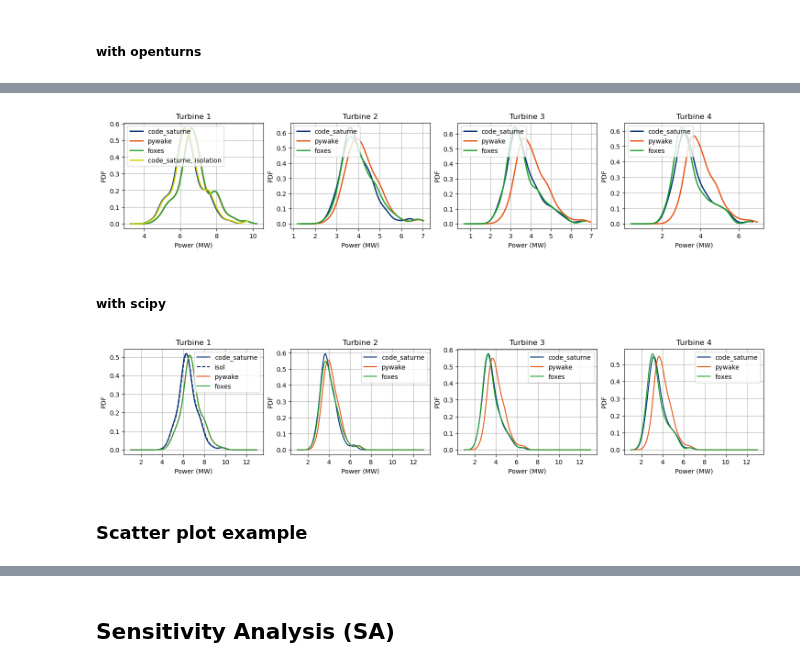
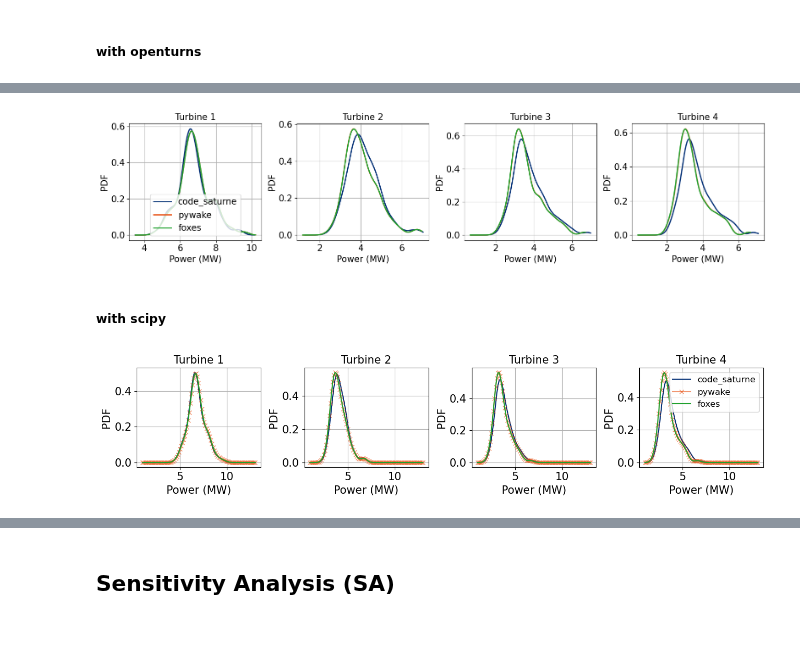
Before and after one commit to bjarketol/WIFA, a Jupyter notebook: vnv/uq_validation/SA_FLOW_tools_power.ipynb, the cells around one changed output, grey strips where cells are left out. Drawn from its saved outputs; the diff is of its cells as text; code cells hidden in the pictures; blank space fills up the shorter version.

```diff
--- a/vnv/uq_validation/SA_FLOW_tools_power.ipynb
+++ b/vnv/uq_validation/SA_FLOW_tools_power.ipynb
@@ -12,6 +12,9 @@ import matplotlib.pyplot as plt
 import matplotlib.pyplot as plt
 import matplotlib.tri as tri
 from matplotlib.tri import Triangulation
+from mpl_toolkits.axes_grid1.inset_locator import zoomed_inset_axes
+from mpl_toolkits.axes_grid1.inset_locator import mark_inset
+import matplotlib.ticker as ticker
 #
 import netCDF4 as nc
 from ot_chaos import *
@@ -20,6 +23,8 @@ import openturns.viewer as viewer
 import scipy as scipy
 #
 colors=['#002d74', '#e85113', '#1fa12e', '#c9d200', '#f49e00', '#006ab3', '#3381ff', '#f2855a', '#54de64']
+markers=['o','x','P','^']
+image_folder = "figures_TORQUE"
 # %% [markdown]
 ### Read the input timeseries from netcdf, and plot the sample
 # %%
@@ -51,8 +56,10 @@ MC_sample[:,2] = nc_file.variables["z0"][:]
 #MC_sample[:,2] = nc_file.variables["z0"][:]
 
 uq_varnames = ["direction", "speed","z0"]
+uq_varnames_plot  = ["direction", "speed","$z_0$"]
 uq_var_marginals = ["normal", "normal", "uniform"]
 #uq_var_marginals = ["kernel", "kernel", "kernel"]
+uq_var_units = ["$[^\circ]$", "$[m/s]$", "$[m]$"]
 # %% [output]
 Variables are :  ['time', 'direction', 'speed', 'z0', 'TI', 'ustar']
 Dimensions of variable speed are :  ('time',)
@@ -125,80 +224,83 @@ for j in range(number_of_turbines):
     #power_histograms.append(ot.HistogramFactory().buildAsHistogram(code_saturne_power_sample, 20))
     #power_graphs.append(power_histograms[j].drawPDF())
 
     #plot and compare empirical distributions
     code_saturne_power_KDE.append(kernel.build(code_saturne_power_sample))
     pywake_power_KDE.append(kernel.build(pywake_power_sample))
     foxes_power_KDE.append(kernel.build(foxes_power_sample))
     #wayves_power_KDE.append(kernel.build(wayves_power_sample))
 
     #
     power_graphs.append(code_saturne_power_KDE[j].drawPDF())
     power_graphs[j].add(pywake_power_KDE[j].drawPDF())
     power_graphs[j].add(foxes_power_KDE[j].drawPDF())
     #power_graphs[j].add(wayves_power_KDE[j].drawPDF())
     #
     legend=["code_saturne", "pywake", "foxes"]
-    if(j==0):
-        #isol
-        code_saturne_power_sample_isol = ot.Sample([[i/10**6] for i in code_saturne_power_table_isol])
-        code_saturne_power_KDE_isol = kernel.build(code_saturne_power_sample_isol)
-        power_graphs[j].add(code_saturne_power_KDE_isol.drawPDF())
-        legend.append("code_saturne, isolation")
     #
     power_graphs[j].setColors(colors)
     power_graphs[j].setXTitle("Power (MW)")
     power_graphs[j].setYTitle("PDF")
     power_graphs[j].setTitle("")
 
+    if(j>0):
+        legend=[""]
     power_graphs[j].setLegends(legend)#, "wayves"])
 
-
-fig = plt.figure(figsize=(18, 3))
+fig = plt.figure(figsize=(16, 4))
 axs = []
 for j in range(number_of_turbines):
     axs.append(fig.add_subplot(1, number_of_turbines, j+1))
-    axs[j].set_title("Turbine "+str(j+1))
+    axs[j].set_title("Turbine "+str(j+1), fontsize=15)
     _ = viewer.View(power_graphs[j], figure=fig, axes=[axs[j]])
-    axs[j].legend(loc='upper left', ncol=1)
+    if(j==0):
+        axs[j].legend(loc='lower center', ncol=1, fontsize=15)
+    axs[j].tick_params(axis='both', which='major', labelsize=15)
+    axs[j].xaxis.label.set_size(15)
+    axs[j].yaxis.label.set_size(15)
+
+plt.tight_layout()
+plt.savefig(image_folder + sep + "power_toy_4turbines")
 plt.show()
+plt.clf()
+plt.close()
 # %% [output]
-[figure, old version]
+[figure, new version]
 # %% [markdown]
 ##### with scipy
 # %%
 import scipy.stats as stats
 # read data
 #
-fig, ax = plt.subplots(1,4,figsize=(18,3))
+fig, ax = plt.subplots(1,4,figsize=(13,3))
 xs=np.linspace(1, 13, num=100)
 for j in range(number_of_turbines):
     # plot and compare to histogram
 
     #plot and compare empirical distributions
-    code_saturne_power_KDE = stats.gaussian_kde(code_saturne_power_table[:,j]/10**6)
-    pywake_power_KDE = stats.gaussian_kde(pywake_power_table[:,j]/10**6)
-    foxes_power_KDE = stats.gaussian_kde(foxes_power_table[:,j]/10**6)
+    code_saturne_power_KDE = stats.gaussian_kde(code_saturne_power_table[:,j]/10**6, bw_method='silverman')
+    pywake_power_KDE = stats.gaussian_kde(pywake_power_table[:,j]/10**6, bw_method='silverman')
+    foxes_power_KDE = stats.gaussian_kde(foxes_power_table[:,j]/10**6, bw_method='silverman')
     #
-    ax[j].set_title("Turbine "+str(j+1))
+    ax[j].set_title("Turbine "+str(j+1), fontsize=15)
     ax[j].grid(True)
-    ax[j].plot(xs, code_saturne_power_KDE(xs), color=colors[0], label='code_saturne')
-    #
-    if(j==0):
-        #isol
-        code_saturne_power_KDE_isol = stats.gaussian_kde(code_saturne_power_table_isol/10**6)
-        ax[j].plot(xs, code_saturne_power_KDE_isol(xs), color=colors[0], linestyle='--',label="isol")
-    #
-    ax[j].plot(xs, pywake_power_KDE(xs), color=colors[1], label='pywake')
-    ax[j].plot(xs, foxes_power_KDE(xs), color=colors[2], label='foxes')
-
+    ax[j].plot(xs, code_saturne_power_KDE(xs), color=colors[0])#,  marker=markers[0], linestyle='-', alpha=0.6)
+    ax[j].plot(xs, pywake_power_KDE(xs), color=colors[1], marker="x", linestyle='-', alpha=0.6)
+    ax[j].plot(xs, foxes_power_KDE(xs), color=colors[2])#, marker=markers[2], linestyle='-', alpha=0.6)
     #
     ax[j].set_xlabel("Power (MW)")
     ax[j].set_ylabel("PDF")
-    ax[j].legend(loc='upper right', ncol=1)
+    if(j==3):
+        ax[j].legend(["code_saturne", "pywake", "foxes"], loc='upper right', ncol=1, fontsize=12)
+    ax[j].tick_params(axis='both', which='major', labelsize=15)
+    ax[j].xaxis.label.set_size(15)
+    ax[j].yaxis.label.set_size(15)
 
-#
+
+plt.tight_layout()
+plt.savefig(image_folder + sep + "power_toy_4turbines_scipy")
 plt.show()
+plt.clf()
+plt.close()
 # %% [output]
-[figure, old version]
+[figure, new version]
-# %% [markdown]
-### Scatter plot example
```
Also changed, not shown: parts of 40 cells of this notebook.
